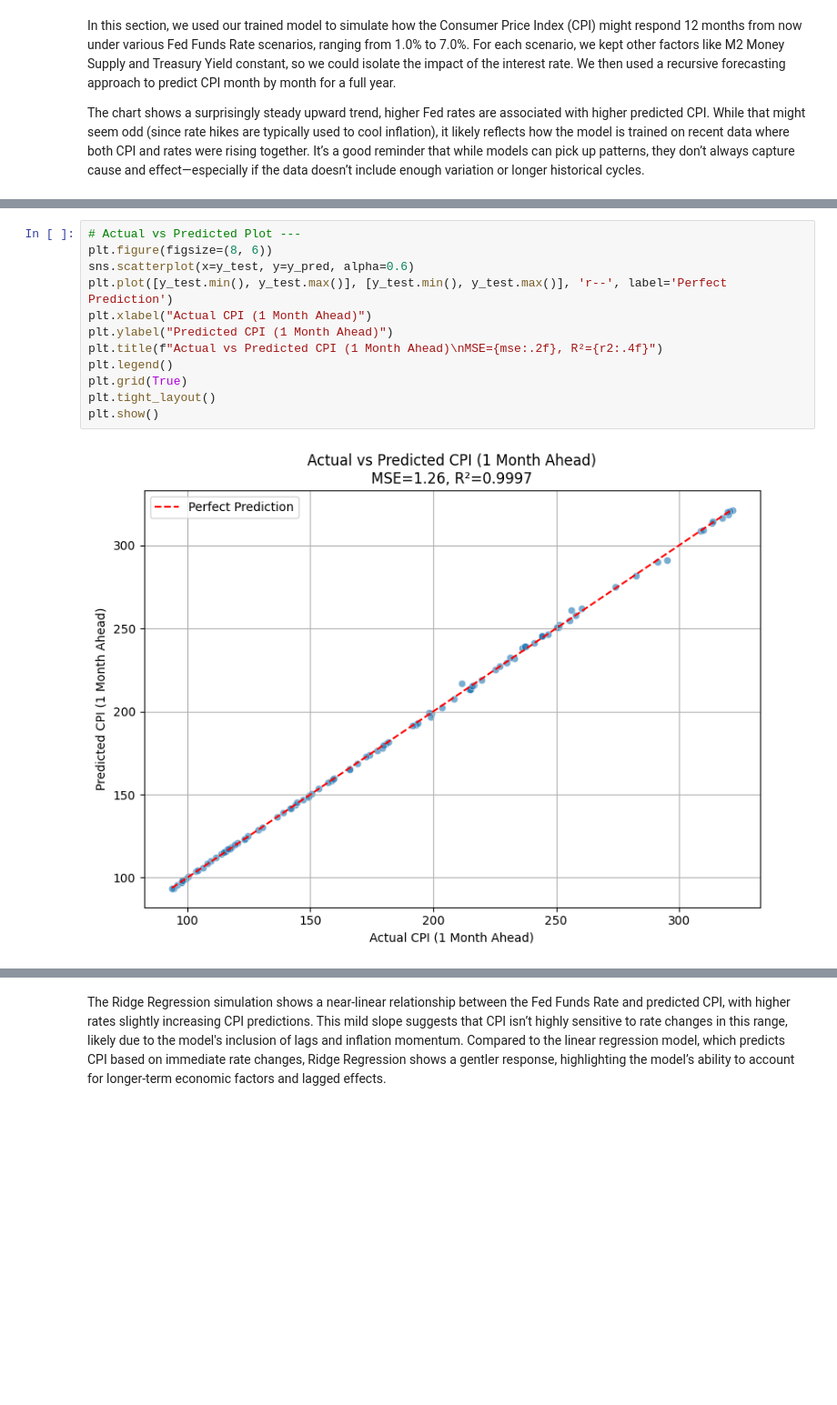
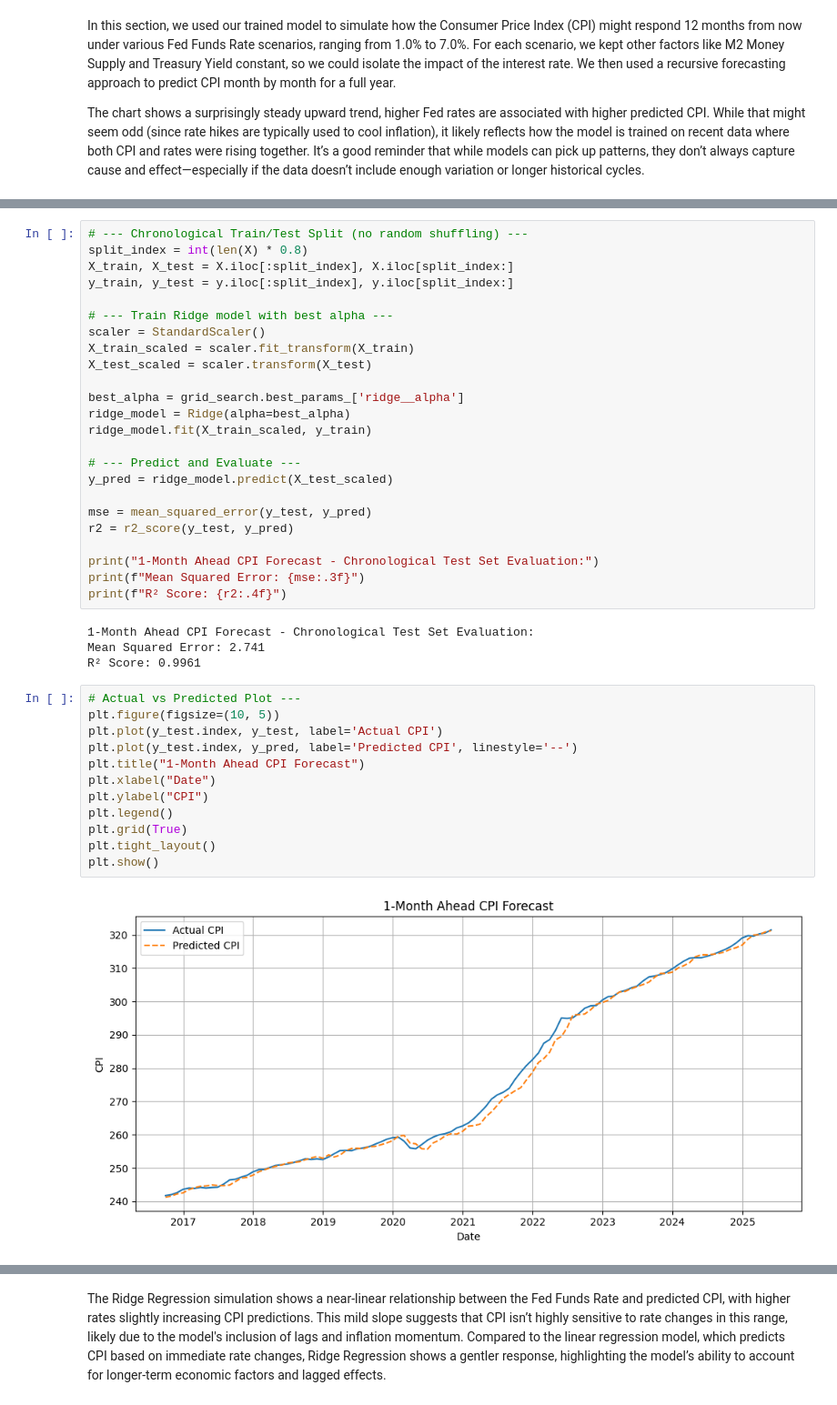
Before and after one commit to stephenliao08/CapstoneProject2, a Jupyter notebook: Capstone Project 2 (Final).ipynb, the cells around one changed output, grey strips where cells are left out. Shown at 91% size. Cells and saved outputs as stored; diff of their text form; blank space fills up the shorter version.

```diff
--- a/Capstone Project 2 (Final).ipynb
+++ b/Capstone Project 2 (Final).ipynb
@@ -554,15 +573,43 @@ R² Score: 0.9997
+# %%
+# --- Chronological Train/Test Split (no random shuffling) ---
+split_index = int(len(X) * 0.8)
+X_train, X_test = X.iloc[:split_index], X.iloc[split_index:]
+y_train, y_test = y.iloc[:split_index], y.iloc[split_index:]
+
+# --- Train Ridge model with best alpha ---
+scaler = StandardScaler()
+X_train_scaled = scaler.fit_transform(X_train)
+X_test_scaled = scaler.transform(X_test)
+
+best_alpha = grid_search.best_params_['ridge__alpha']
+ridge_model = Ridge(alpha=best_alpha)
+ridge_model.fit(X_train_scaled, y_train)
+
+# --- Predict and Evaluate ---
+y_pred = ridge_model.predict(X_test_scaled)
+
+mse = mean_squared_error(y_test, y_pred)
+r2 = r2_score(y_test, y_pred)
+
+print("1-Month Ahead CPI Forecast - Chronological Test Set Evaluation:")
+print(f"Mean Squared Error: {mse:.3f}")
+print(f"R² Score: {r2:.4f}")
+# %% [output]
+1-Month Ahead CPI Forecast - Chronological Test Set Evaluation:
+Mean Squared Error: 2.741
+R² Score: 0.9961
 # %%
 # Actual vs Predicted Plot ---
-plt.figure(figsize=(8, 6))
-sns.scatterplot(x=y_test, y=y_pred, alpha=0.6)
-plt.plot([y_test.min(), y_test.max()], [y_test.min(), y_test.max()], 'r--', label='Perfect Prediction')
-plt.xlabel("Actual CPI (1 Month Ahead)")
-plt.ylabel("Predicted CPI (1 Month Ahead)")
-plt.title(f"Actual vs Predicted CPI (1 Month Ahead)\nMSE={mse:.2f}, R²={r2:.4f}")
+plt.figure(figsize=(10, 5))
+plt.plot(y_test.index, y_test, label='Actual CPI')
+plt.plot(y_test.index, y_pred, label='Predicted CPI', linestyle='--')
+plt.title("1-Month Ahead CPI Forecast")
+plt.xlabel("Date")
+plt.ylabel("CPI")
 plt.legend()
 plt.grid(True)
 plt.tight_layout()
 plt.show()
 # %% [output]
-[figure, old version]
+[figure, new version]
 # %% [markdown]
```
Also changed, not shown: parts of 14 cells of this notebook.
